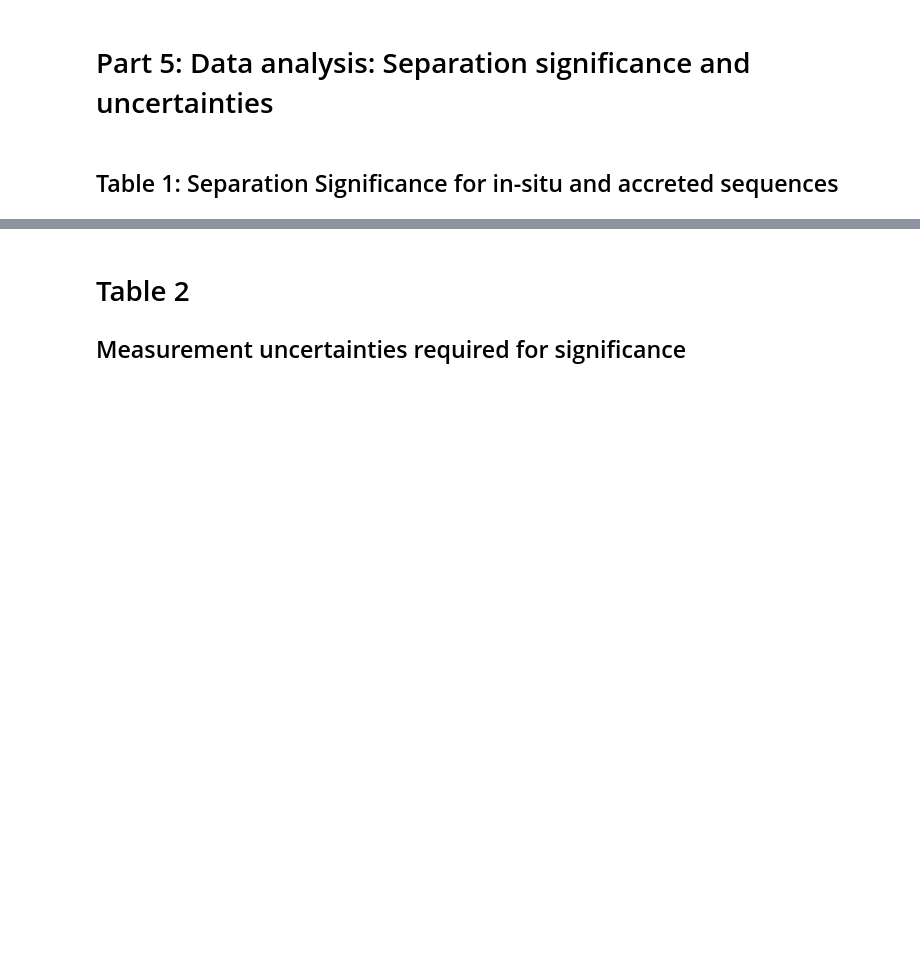
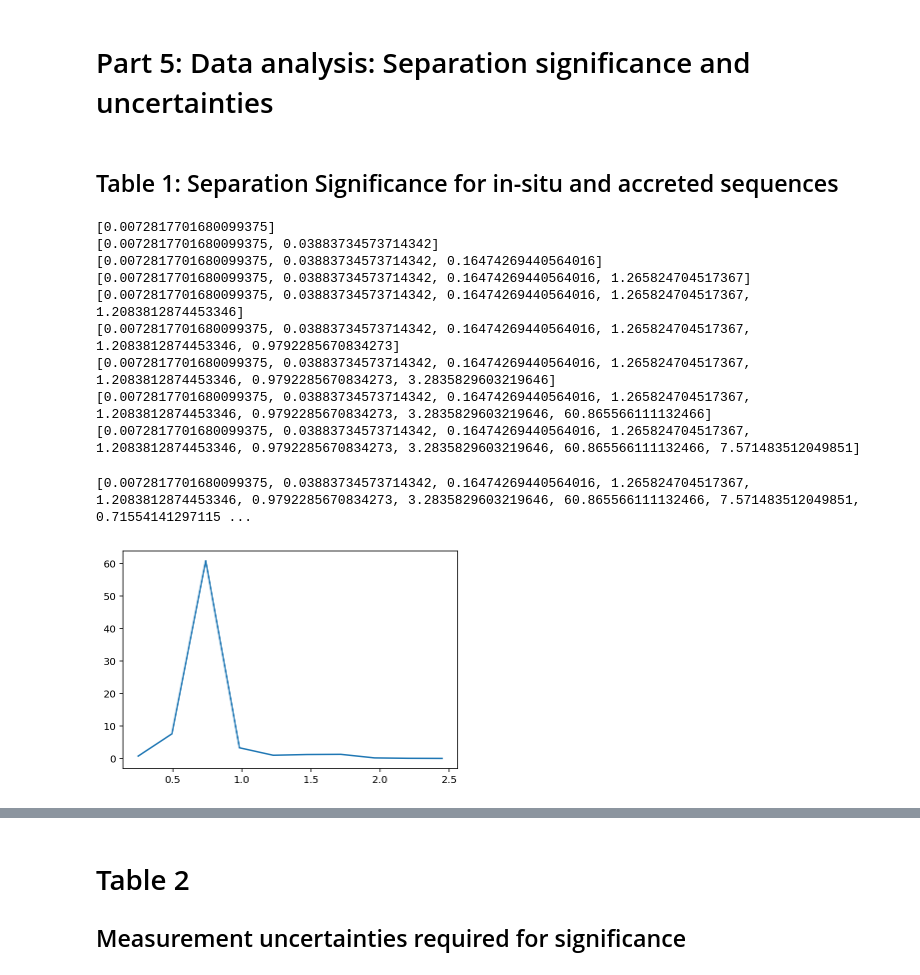
Before and after one commit to svenbuder/Accretion_Clues_ObsSim, a Jupyter notebook: mijnarends_2022_accretion_clues_simulation.ipynb, the cells around one changed output, grey strips where cells are left out. Drawn from its saved outputs; the diff is of its cells as text; code cells hidden in the pictures; blank space fills up the shorter version.

```diff
--- a/mijnarends_2022_accretion_clues_simulation.ipynb
+++ b/mijnarends_2022_accretion_clues_simulation.ipynb
@@ -680,3 +709,69 @@ table_text.append([r'    \label{tab:r_values_simulation}'])
 table_text.append([r'\end{table}'])
 
 np.savetxt('tables/separation_significance_two_sequences.tex',table_text,fmt='%s')
+# %%
+from scipy.optimize import curve_fit
+
+def get_initial_mean_and_sigma(element, debug=False):
+
+    def gauss2(x,a,x0,sigma,a1,x01,sigma1):
+        return a*np.exp(-(x-x0)**2/(2*sigma**2)) + a1*np.exp(-(x-x01)**2/(2*sigma1**2))
+    # These are 2 Gaussians combined
+
+    age_limits = list(np.linspace(0.1,4.5,10))
+
+    sep_r_array = []
+
+    for lower_age in age_limits:
+        within_age_limits_array = (sim['tform'] > lower_age) & (sim['tform'] < age_limits[-1])
+        data = sim[element+'_H'][within_age_limits_array]
+
+        p = np.histogram(data,bins=100)
+
+        # Numbers and bin middle (from 101 bin beginnings/ends)
+        number = p[0]
+        bins = p[1][:-1] + 0.5*(p[1][1]-p[1][0])
+
+        # This is simply "fitting" the 2 Gaussians to our data
+        popt,pcov = curve_fit(
+            gauss2,
+            xdata = bins,
+            ydata = number,
+            p0=[1,0,0.25,1,-0.4,0.5]
+        )
+
+        if debug:
+            print(popt)
+
+        mean1 = popt[1]
+        sigma1 = popt[2]
+        mean2 = popt[4]
+        sigma2 = popt[5]
+
+        sep_r = abs(mean1 - mean2) / np.sqrt(sigma1**2 + sigma2**2)
+        sep_r_array.append(sep_r)
+        print(sep_r_array)
+    return sep_r_array, age_limits
+
+#for element in ['C', 'O', 'Mg', 'Al', 'Si',  'V', 'Cr', 'Mn','Co', 'Ba']:
+for element in ['Mg']:
+
+    bang = get_initial_mean_and_sigma(element,debug=False)
+    #print((5-np.array(bang[1])/2.))
+    plt.plot(((5-np.array(bang[1]))/2.),bang[0])
+
+
+    #table_text.append([get_initial_mean_and_sigma(element)])
+#    get_initial_mean_and_sigma(element,debug=False)
+# %% [output]
+[0.0072817701680099375]
+[0.0072817701680099375, 0.03883734573714342]
+[0.0072817701680099375, 0.03883734573714342, 0.16474269440564016]
+[0.0072817701680099375, 0.03883734573714342, 0.16474269440564016, 1.265824704517367]
+[0.0072817701680099375, 0.03883734573714342, 0.16474269440564016, 1.265824704517367, 1.2083812874453346]
+[0.0072817701680099375, 0.03883734573714342, 0.16474269440564016, 1.265824704517367, 1.2083812874453346, 0.9792285670834273]
+[0.0072817701680099375, 0.03883734573714342, 0.16474269440564016, 1.265824704517367, 1.2083812874453346, 0.9792285670834273, 3.2835829603219646]
+[0.0072817701680099375, 0.03883734573714342, 0.16474269440564016, 1.265824704517367, 1.2083812874453346, 0.9792285670834273, 3.2835829603219646, 60.865566111132466]
+[0.0072817701680099375, 0.03883734573714342, 0.16474269440564016, 1.265824704517367, 1.2083812874453346, 0.9792285670834273, 3.2835829603219646, 60.865566111132466, 7.571483512049851]
+[0.0072817701680099375, 0.03883734573714342, 0.16474269440564016, 1.265824704517367, 1.2083812874453346, 0.9792285670834273, 3.2835829603219646, 60.865566111132466, 7.571483512049851, 0.71554141297115 ...
+[figure, added]
```
Also changed, not shown: parts of 6 cells of this notebook, 1 other file.
